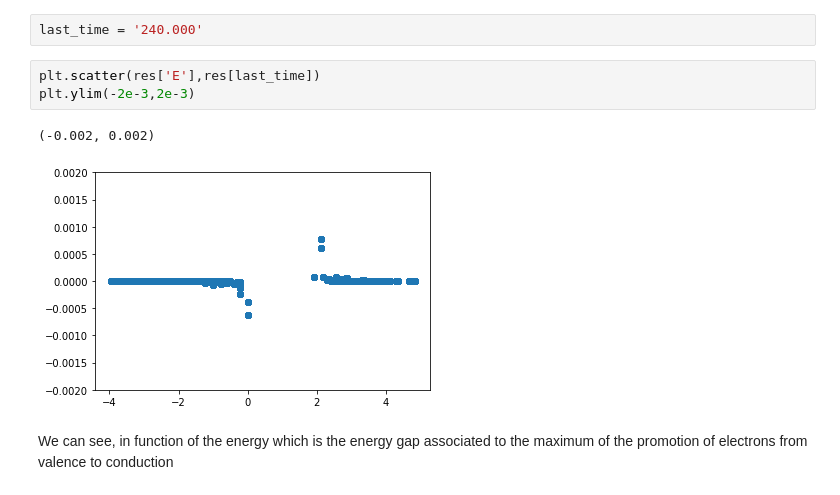
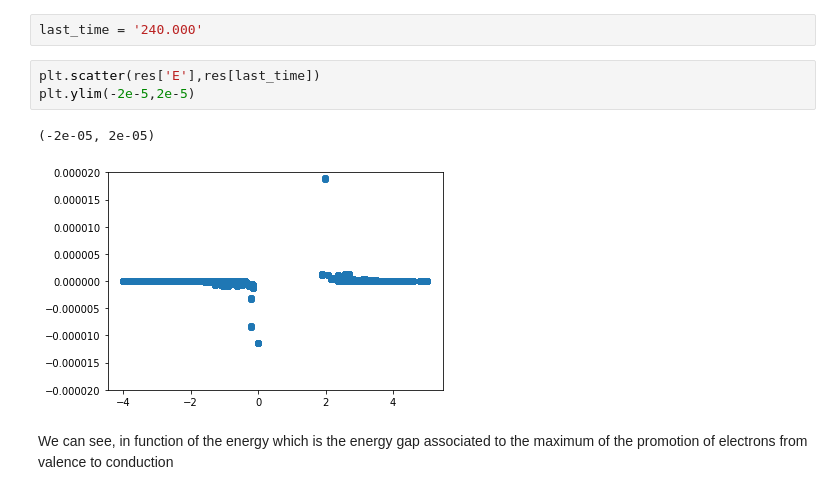
Before and after one commit to marcodalessandro76/Generation-and-decay-of-the-degree-of-spin-polarization-in-GaAs, a Jupyter notebook: RT_analysis.ipynb, the cells around one changed output. Drawn from its saved outputs; the diff is of its cells as text.

```diff
--- a/RT_analysis.ipynb
+++ b/RT_analysis.ipynb
@@ -279,10 +290,10 @@ dict_keys(['40.0000', '140.000', '20.0000', '80.0000', '0.00000', '160.000', '10
 last_time = '240.000'
 # %%
 plt.scatter(res['E'],res[last_time])
-plt.ylim(-2e-3,2e-3)
+plt.ylim(-2e-5,2e-5)
 # %% [output]
-(-0.002, 0.002)
+(-2e-05, 2e-05)
-[figure, old version]
+[figure, new version]
 # %% [markdown]
 We can see, in function of the energy which is the energy gap associated to the maximum
 of the promotion of electrons from valence to conduction
```
Also changed, not shown: parts of 13 cells of this notebook, 3 other files.
